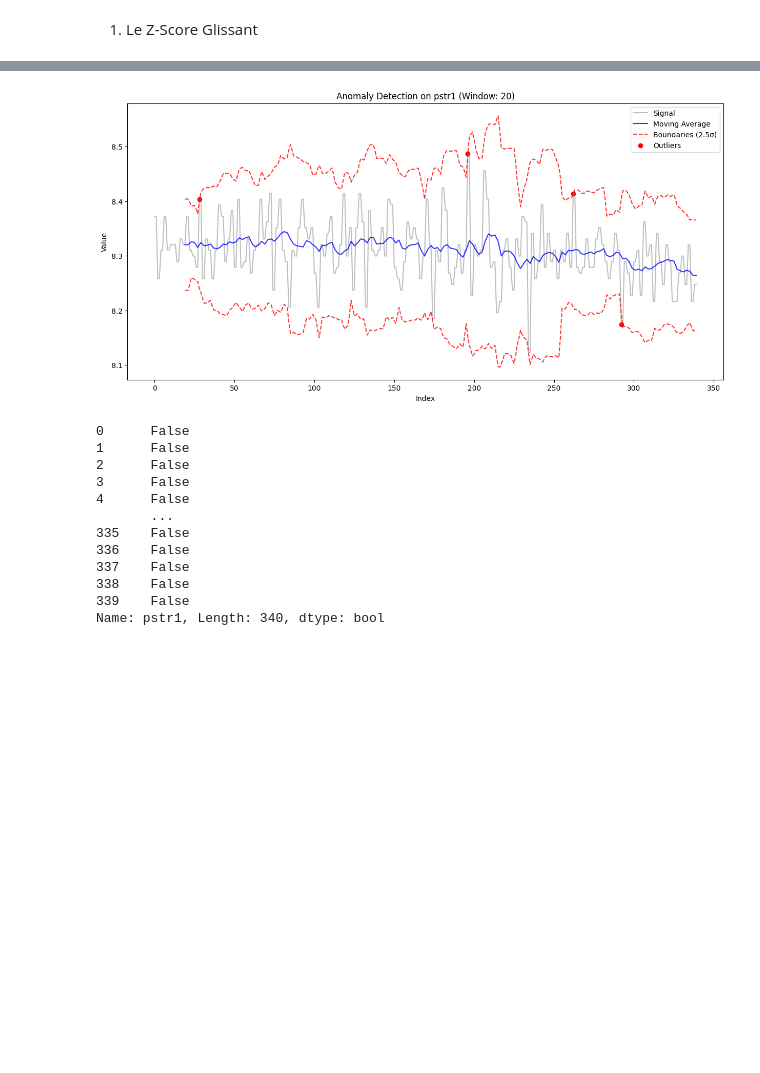
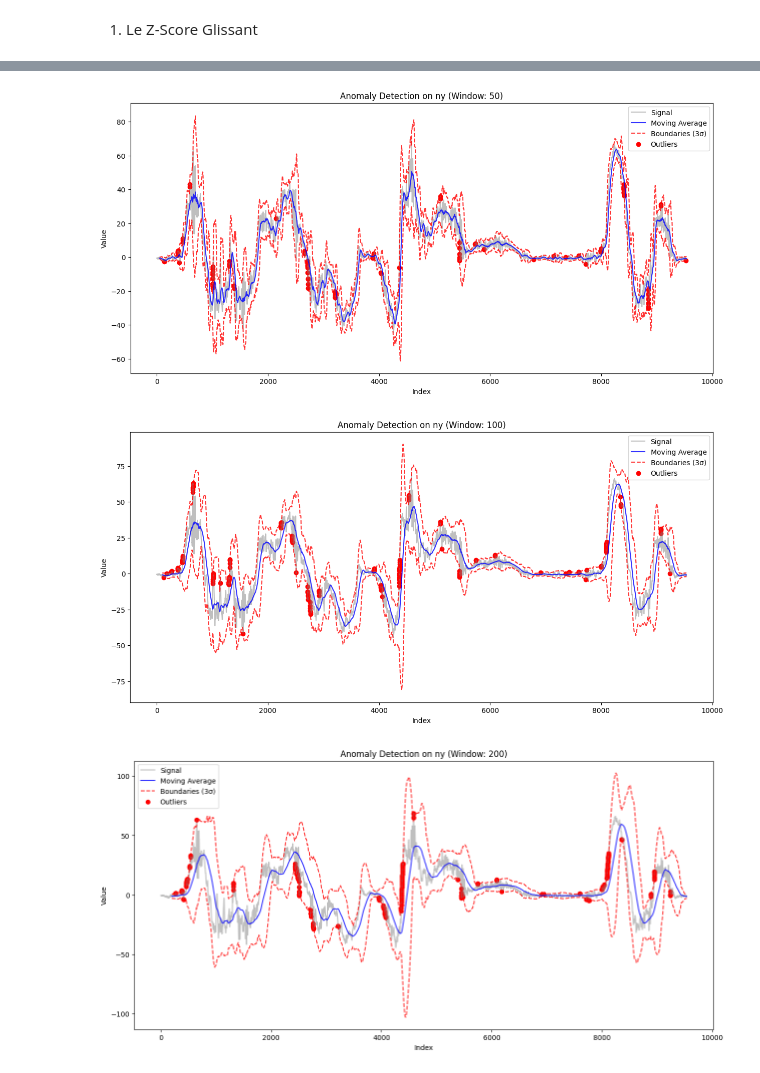
Before and after one commit to lukasfauli/Projet-recheche-INSA-anomaly-detection-librairy, a Jupyter notebook: studies_stats/anl01p1-anomaly_detection_stats.ipynb, the cells around one changed output, grey strips where cells are left out. Cells and saved outputs as stored; diff of their text form; code cells hidden in the pictures; blank space fills up the shorter version.

Commit message:
Etude des outliers en utilisant le Zscore glissant

```diff
--- a/studies_stats/anl01p1-anomaly_detection_stats.ipynb
+++ b/studies_stats/anl01p1-anomaly_detection_stats.ipynb
@@ -28,7 +28,7 @@ data_dict, extracted_dir = load_data(
 )
 
 list_keys = list(data_dict.keys())
-df = data_dict[list_keys[10]]
-df = preprocessing.cleaning_dataframe(df)
-df.describe()
+df = data_dict[list_keys[11]]
+display(df.head())
+display(df.describe())
 # %% [output]
@@ -46,17 +50,8 @@ INFO: No lines with NaN values have been found.
 # %%
-outlier_pstr1=stat.zscore_glissant(window_size=20,df_column=df['pstr1'],threshold=2.5)
-print(outlier_pstr1)
+#Choix de la taille de la fenêtre pour la colonne 'ny'
+for win_size in (50,100,200,500):
+    outlier_pstr1=stat.zscore_glissant(window_size=win_size,df_column=df['ny'],threshold=3)
 # %% [output]
-[figure, old version]
+[figure, new version]
-0      False
-1      False
-2      False
-3      False
-4      False
-       ...
-335    False
-336    False
-337    False
-338    False
-339    False
-Name: pstr1, Length: 340, dtype: bool
+[figure, added]
+[figure, added]
```
Also changed, not shown: parts of 5 cells of this notebook.
